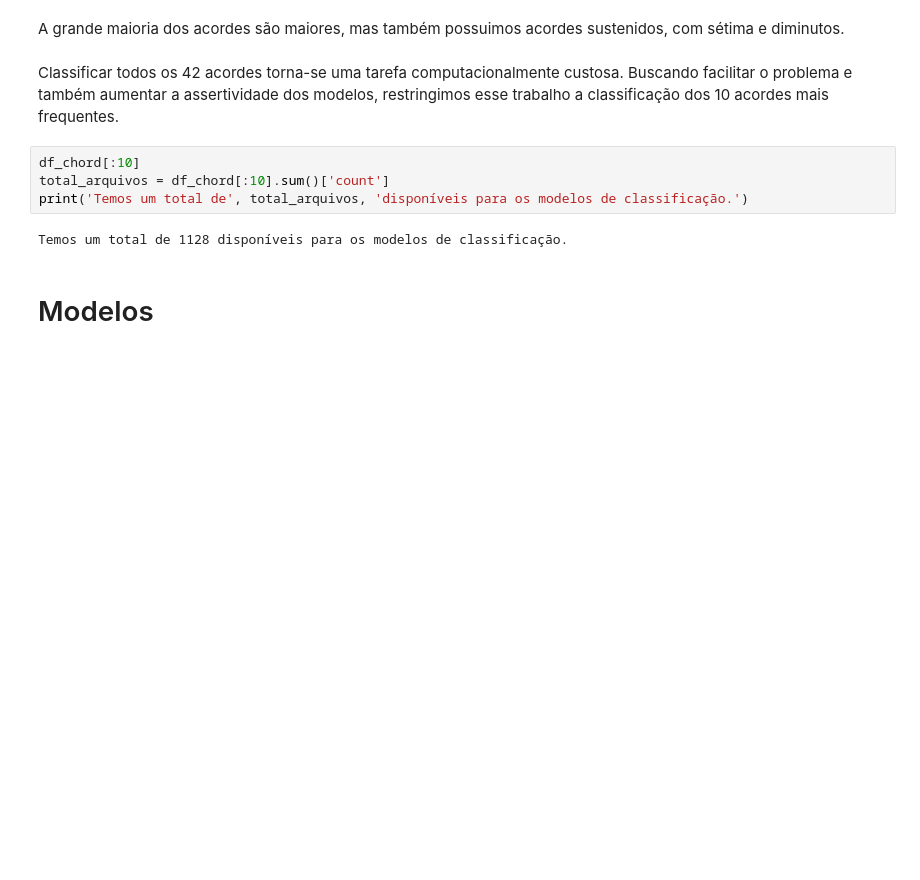
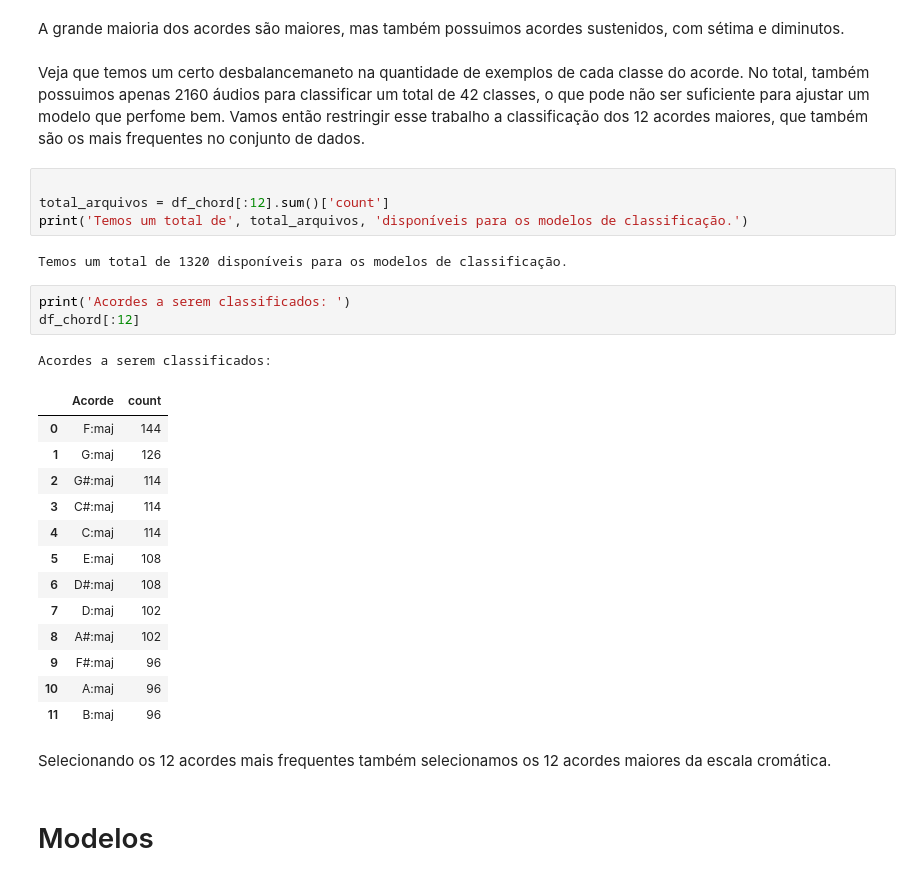
Before and after one commit to derSchmetterling/chord_recognition, a Jupyter notebook: project_notebook.ipynb, the cells around one changed output. Saved outputs shown, nothing was run; the diff lists cells and outputs as text; blank space fills up the shorter version.

```diff
--- a/project_notebook.ipynb
+++ b/project_notebook.ipynb
@@ -114,14 +119,36 @@ plt.show()
 [figure]
 # %% [markdown]
 A grande maioria dos acordes são maiores, mas também possuimos acordes sustenidos, com sétima e diminutos.
-# %% [markdown]
-Classificar todos os 42 acordes torna-se uma tarefa computacionalmente custosa. Buscando facilitar o problema e também aumentar a assertividade dos modelos, restringimos esse trabalho a classificação dos 10 acordes mais frequentes.
+# %% [markdown]
+
+Veja que temos um certo desbalancemaneto na quantidade de exemplos de cada classe do acorde. No total, também possuimos apenas 2160 áudios para classificar um total de 42 classes, o que pode não ser suficiente para ajustar um modelo que perfome bem.
+Vamos então restringir esse trabalho a classificação dos 12 acordes maiores, que também são os mais frequentes no conjunto de dados.
 # %%
-df_chord[:10]
-total_arquivos = df_chord[:10].sum()['count']
+
+total_arquivos = df_chord[:12].sum()['count']
 print('Temos um total de', total_arquivos, 'disponíveis para os modelos de classificação.')
 # %% [output]
-Temos um total de 1128 disponíveis para os modelos de classificação.
+Temos um total de 1320 disponíveis para os modelos de classificação.
+# %%
+print('Acordes a serem classificados: ')
+df_chord[:12]
+# %% [output]
+Acordes a serem classificados:
+|  | Acorde | count |
+| 0 | F:maj | 144 |
+| 1 | G:maj | 126 |
+| 2 | G#:maj | 114 |
+| 3 | C#:maj | 114 |
+| 4 | C:maj | 114 |
+| 5 | E:maj | 108 |
+| 6 | D#:maj | 108 |
+| 7 | D:maj | 102 |
+| 8 | A#:maj | 102 |
+| 9 | F#:maj | 96 |
+| 10 | A:maj | 96 |
+| 11 | B:maj | 96 |
+# %% [markdown]
+Selecionando os 12 acordes mais frequentes também selecionamos os 12 acordes maiores da escala cromática.
 # %% [markdown]
 # Modelos
 # %% [markdown]
```
Also changed, not shown: parts of 17 cells of this notebook, 7 other files.
